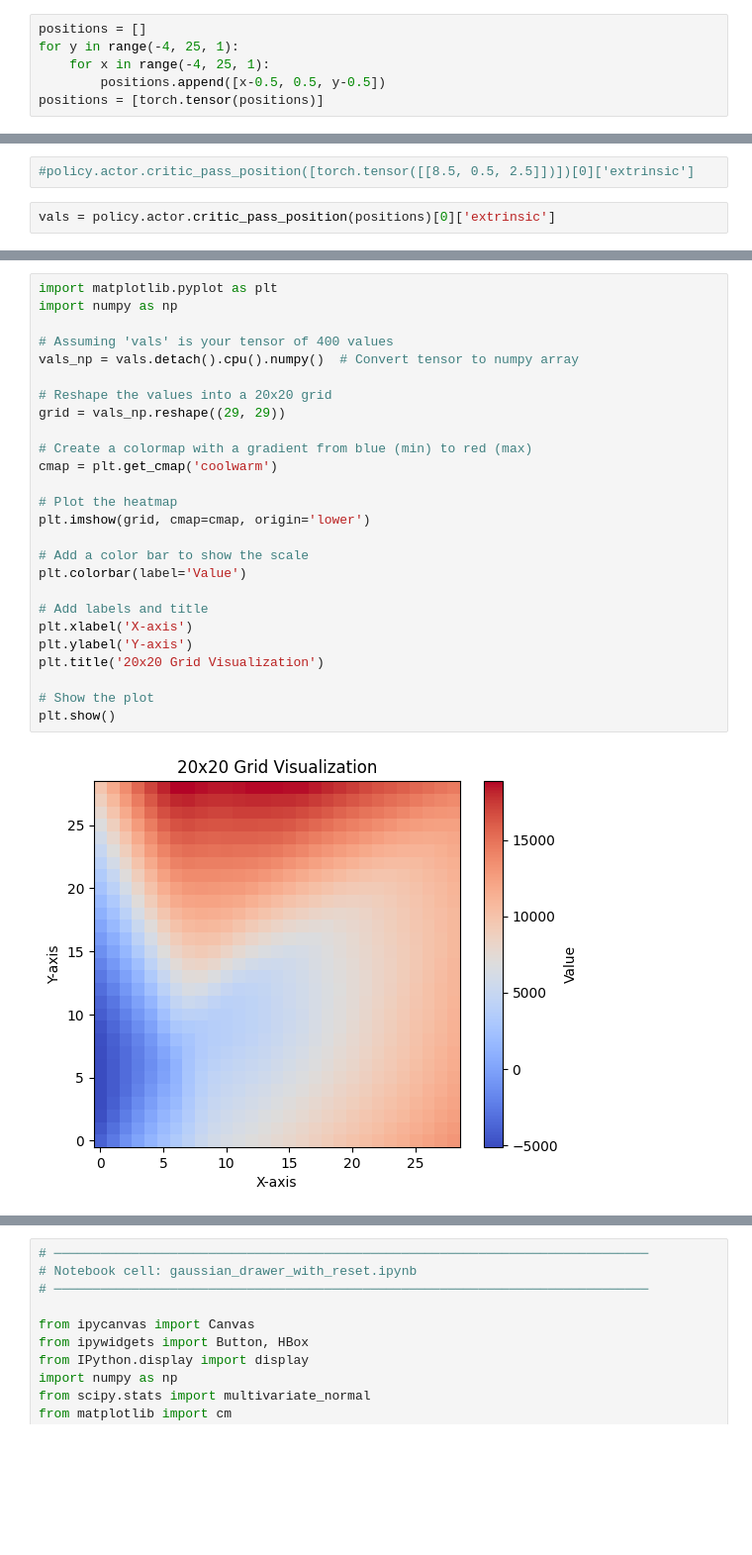
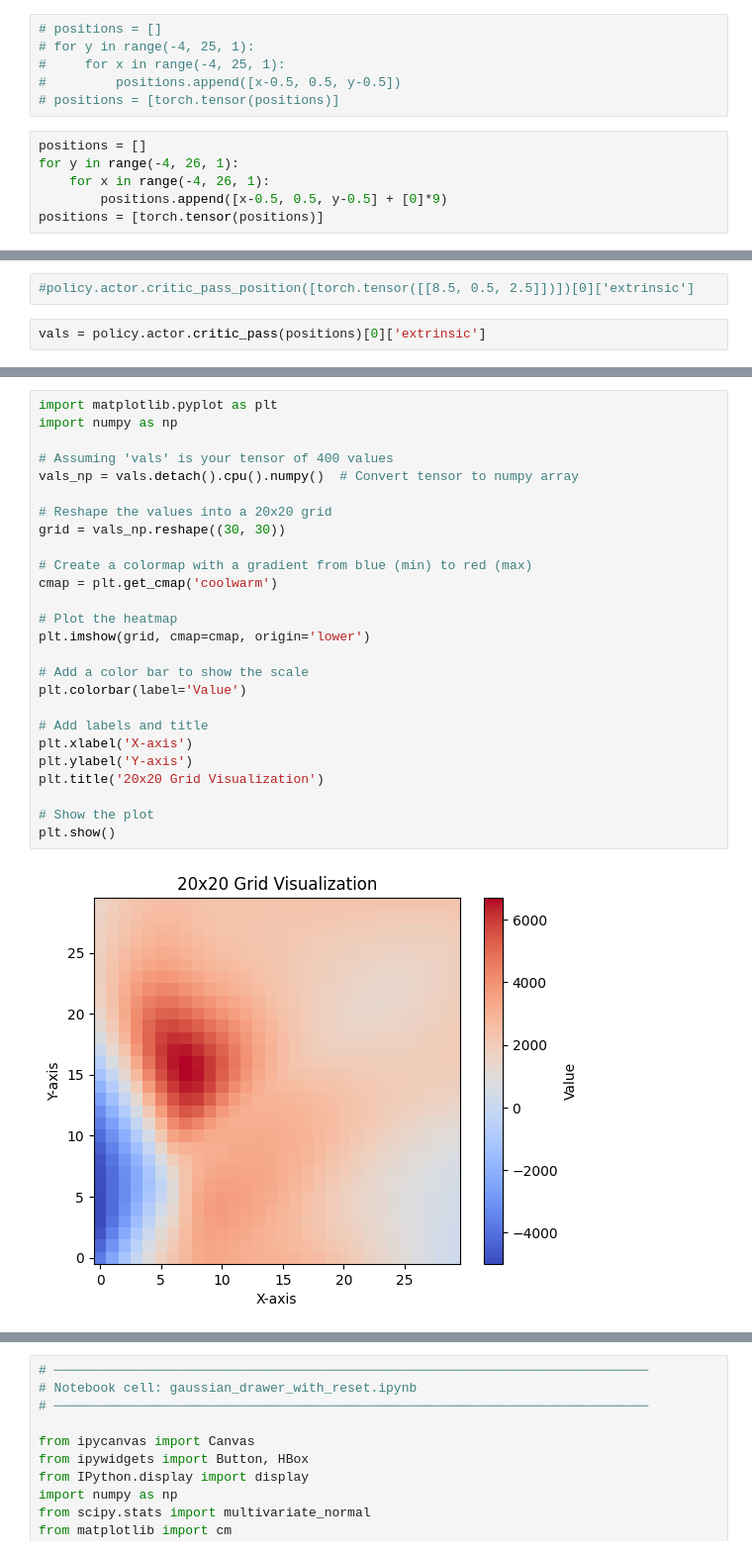
Before and after one commit to rmarrcode/mlagents, a Jupyter notebook: loading_network.ipynb, the cells around one changed output, grey strips where cells are left out. Shown at 99% size. Cells and saved outputs as stored; diff of their text form; blank space fills up the shorter version.

```diff
--- a/loading_network.ipynb
+++ b/loading_network.ipynb
@@ -69,11 +69,17 @@ modules['Policy'].load_state_dict(position_state_dict, strict=False)
 # %% [output]
 <All keys matched successfully>
 # %%
-positions = []
-for y in range(-4, 25, 1):
-    for x in range(-4, 25, 1):
-        positions.append([x-0.5, 0.5, y-0.5])
-positions = [torch.tensor(positions)]
+# positions = []
+# for y in range(-4, 25, 1):
+#     for x in range(-4, 25, 1):
+#         positions.append([x-0.5, 0.5, y-0.5])
+# positions = [torch.tensor(positions)]
+# %%
+positions = []
+for y in range(-4, 26, 1):
+    for x in range(-4, 26, 1):
+        positions.append([x-0.5, 0.5, y-0.5] + [0]*9)
+positions = [torch.tensor(positions)]
 # %%
 len(positions[0])
 # %% [output]
@@ -81,7 +87,7 @@ len(positions[0])
 # %%
 #policy.actor.critic_pass_position([torch.tensor([[8.5, 0.5, 2.5]])])[0]['extrinsic']
 # %%
-vals = policy.actor.critic_pass_position(positions)[0]['extrinsic']
+vals = policy.actor.critic_pass(positions)[0]['extrinsic']
 # %%
 vals.shape
 # %% [output]
@@ -89,31 +95,31 @@ torch.Size([841])
 # %%
 import matplotlib.pyplot as plt
 import numpy as np
 
 # Assuming 'vals' is your tensor of 400 values
 vals_np = vals.detach().cpu().numpy()  # Convert tensor to numpy array
 
 # Reshape the values into a 20x20 grid
-grid = vals_np.reshape((29, 29))
+grid = vals_np.reshape((30, 30))
 
 # Create a colormap with a gradient from blue (min) to red (max)
 cmap = plt.get_cmap('coolwarm')
 
 # Plot the heatmap
 plt.imshow(grid, cmap=cmap, origin='lower')
 
 # Add a color bar to show the scale
 plt.colorbar(label='Value')
 
 # Add labels and title
 plt.xlabel('X-axis')
 plt.ylabel('Y-axis')
 plt.title('20x20 Grid Visualization')
 
 # Show the plot
 plt.show()
 # %% [output]
-[figure, old version]
+[figure, new version]
 # %%
 grid
 # %% [output]
```
Also changed, not shown: parts of 6 cells of this notebook, 6 other files.
